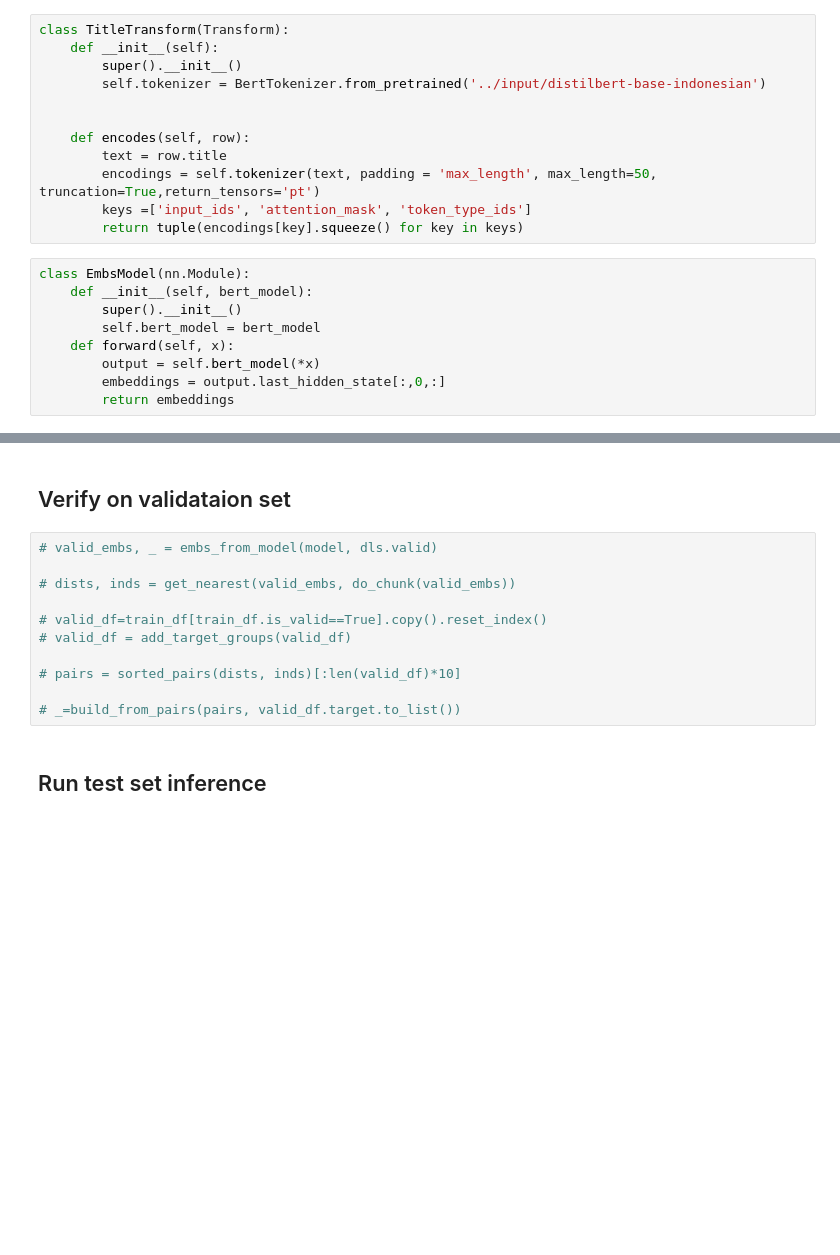
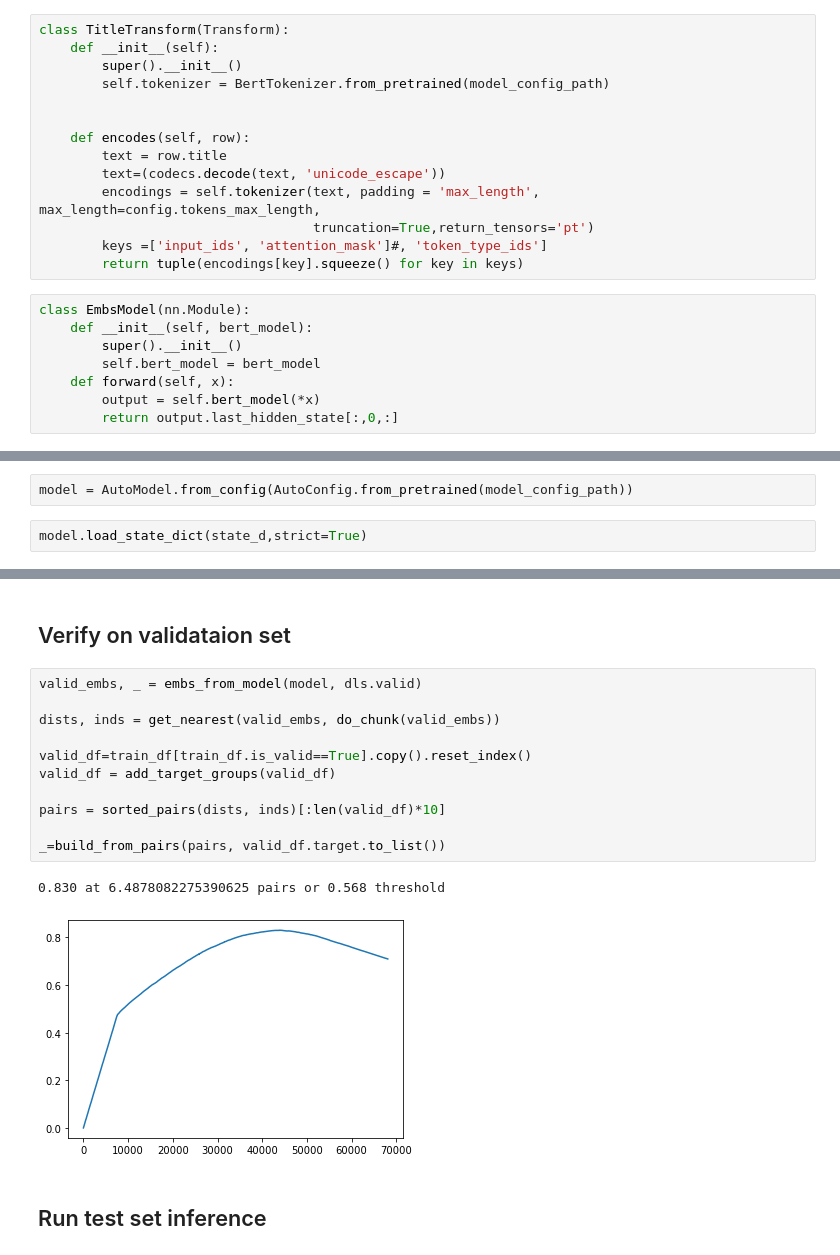
Before and after one commit to slawekslex/shopee, a Jupyter notebook: BertInfer.ipynb, the cells around one changed output, grey strips where cells are left out. Cells and saved outputs as stored; diff of their text form; blank space fills up the shorter version.

```diff
--- a/BertInfer.ipynb
+++ b/BertInfer.ipynb
@@ -28,13 +33,15 @@ test_df = pd.read_csv(PATH/'test.csv')
 class TitleTransform(Transform):
     def __init__(self):
         super().__init__()
-        self.tokenizer = BertTokenizer.from_pretrained('../input/distilbert-base-indonesian')
+        self.tokenizer = BertTokenizer.from_pretrained(model_config_path)
 
 
     def encodes(self, row):
         text = row.title
-        encodings = self.tokenizer(text, padding = 'max_length', max_length=50, truncation=True,return_tensors='pt')
-        keys =['input_ids', 'attention_mask', 'token_type_ids']
+        text=(codecs.decode(text, 'unicode_escape'))
+        encodings = self.tokenizer(text, padding = 'max_length', max_length=config.tokens_max_length,
+                                   truncation=True,return_tensors='pt')
+        keys =['input_ids', 'attention_mask']#, 'token_type_ids']
         return tuple(encodings[key].squeeze() for key in keys)
 # %%
 class EmbsModel(nn.Module):
@@ -43,8 +50,7 @@ class EmbsModel(nn.Module):
         self.bert_model = bert_model
     def forward(self, x):
         output = self.bert_model(*x)
-        embeddings = output.last_hidden_state[:,0,:]
-        return embeddings
+        return output.last_hidden_state[:,0,:]
 # %%
 tfm = TitleTransform()
 
@@ -63,0 +66,4 @@ model.load_state_dict(state_d)
+# %%
+model = AutoModel.from_config(AutoConfig.from_pretrained(model_config_path))
+# %%
+model.load_state_dict(state_d,strict=True)
@@ -66,16 +74,19 @@ model = EmbsModel(model).cuda().eval()
 # %% [markdown]
 ## Verify on validataion set
 # %%
-# valid_embs, _ = embs_from_model(model, dls.valid)
+valid_embs, _ = embs_from_model(model, dls.valid)
 
-# dists, inds = get_nearest(valid_embs, do_chunk(valid_embs))
+dists, inds = get_nearest(valid_embs, do_chunk(valid_embs))
 
-# valid_df=train_df[train_df.is_valid==True].copy().reset_index()
-# valid_df = add_target_groups(valid_df)
+valid_df=train_df[train_df.is_valid==True].copy().reset_index()
+valid_df = add_target_groups(valid_df)
 
-# pairs = sorted_pairs(dists, inds)[:len(valid_df)*10]
+pairs = sorted_pairs(dists, inds)[:len(valid_df)*10]
 
-# _=build_from_pairs(pairs, valid_df.target.to_list())
+_=build_from_pairs(pairs, valid_df.target.to_list())
+# %% [output]
+0.830 at 6.4878082275390625 pairs or 0.568 threshold
+[figure, added]
 # %% [markdown]
 ## Run test set inference
 # %%
```
Also changed, not shown: parts of 6 cells of this notebook, 6 other files.
